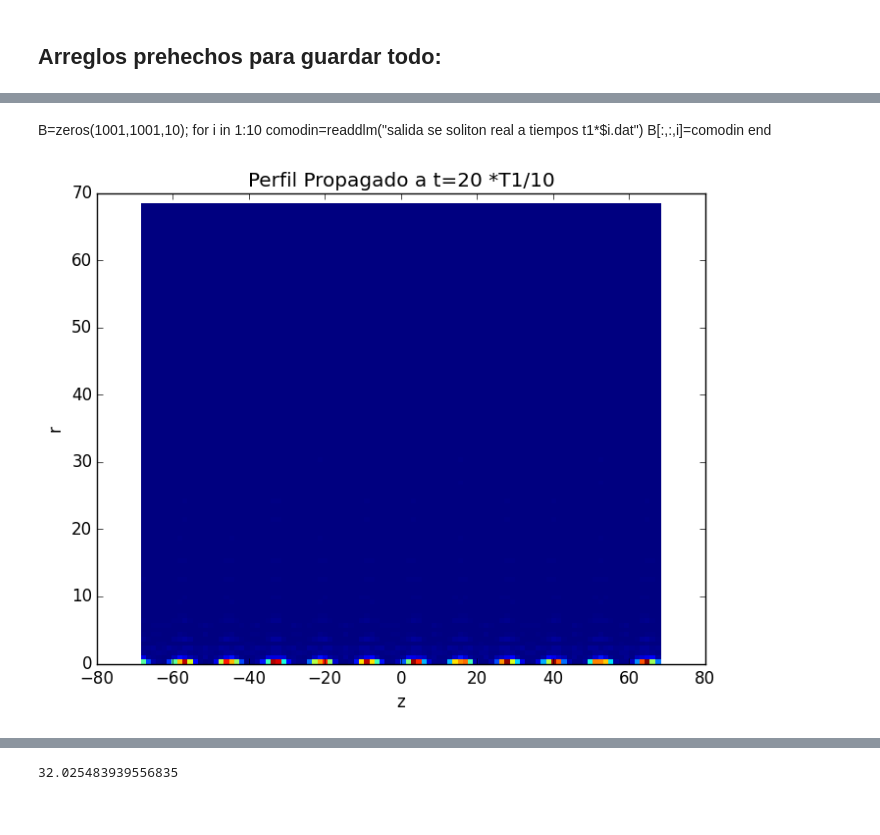
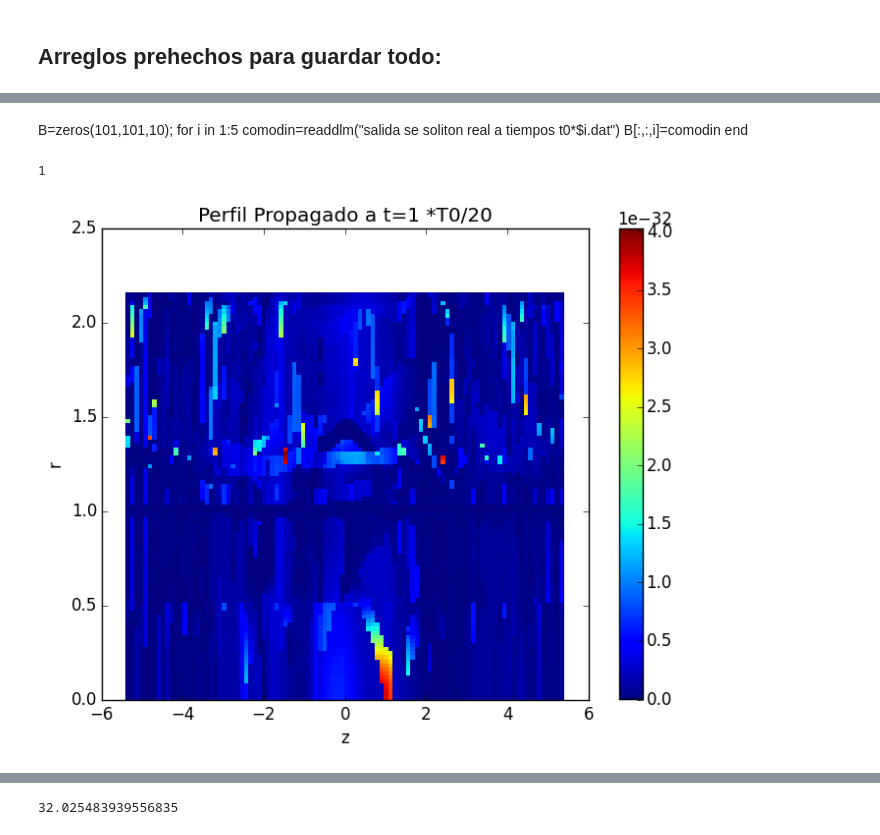
Before and after one commit to ealba/INTEGRALES, a Jupyter notebook: IntegralesBurdas6.ipynb, the cells around one changed output, grey strips where cells are left out. Saved outputs shown, nothing was run; the diff lists cells and outputs as text; code cells hidden in the pictures.

Commit message:
propagación efectiva a tiempos del orden de tOA

```diff
--- a/IntegralesBurdas6.ipynb
+++ b/IntegralesBurdas6.ipynb
@@ -237,18 +264,22 @@ ErrRe=zeros(iteracionesr+1,iteracionesz+1);
 for τ in 1:iteracionest
 
     t=τ*t0
+    zmax=zmaxintegrar(t)
+    rmax=rmaxintegrar(t)
 
+    println("rmax====================$(rmax/lOA)")
+    println("zmax====================$(zmax/lOA)")
 
     p=Progress(iteracionesr+1,1)
 
     for i in 1: iteracionesr+1
         #println("i====================$i")
-        r=(i-1)*Dr(t);
+        r=(i-1)*Dr;
        #println("r=============================================$r")
 
         for j in 1: iteracionesz+1
         #println("j===========$j")
-            z=-zmaxevaluar(t)+(j-1)*Dz(t);
+            z=-zmaxevaluar+(j-1)*Dz;
             #println("z======================$z")
 
 
@@ -301,20 +332,20 @@ for τ in 1:iteracionest
 
 
                             #Si QUIERES usar los programas anteriores debes quitar las integraciones en k y l y usar:
-                               f(v)=funcion_real_a_integrar(v,r,z,t);
-                               g(v)=funcion_imag_a_integrar(v,r,z,t);
+                               f(v)=R_funcion_a_integrar(v,r,z,t);
+                               g(v)=I_funcion_a_integrar(v,r,z,t);
 
 
-                                (val,err) = pcubature(f,[0.0,-zmaxintegrar(t)],[rmaxintegrar(t),zmaxintegrar(t)]; reltol=1e-30, abstol=1e-30, maxevals=1000000);
-                                (val2,err2) = pcubature(g,[0.0,-zmaxintegrar(t)],[rmaxintegrar(t),zmaxintegrar(t)]; reltol=1e-30, abstol=1e-30, maxevals=1000000);
 
 
-            #sacar los errores
+                                (val,err) = pcubature(f,[0.0,-zmax],[rmax,zmax]; reltol=1e-20, abstol=1e-20, maxevals=1000000000);
+                                (val2,err2) = pcubature(g,[0.0,-zmax],[rmax,zmax]; reltol=1e-20, abstol=1e-20, maxevals=1000000000);
+
 
                                 ReIntegralcubature[i,j,τ]=val
                                 ImIntegralcubature[i,j,τ]=val2
-                                ErrRe[i,j]=err;
-                                ErrIm[i,j]=err2;
+                                ErrRe[i,j,τ]=err;
+                                ErrIm[i,j,τ]=err2;
 
  #                       end
 
@@ -325,14 +356,13 @@ for τ in 1:iteracionest
         next!(p)
 
         end
-
     #Z[:,:,τ]=Ncuad(t)*(ReIntegral[:,:,τ].^2+ImIntegral[:,:,τ].^2);
-    #Zcubature[:,:,τ]=NOA(t)^2*(ReIntegralcubature[:,:,τ].^2+ImIntegralcubature[:,:,τ].^2);
+    Zcubature[:,:,τ]=N_est^2*(ReIntegralcubature[:,:,τ].^2+ImIntegralcubature[:,:,τ].^2);
 
 
-    #grafdensidad([zminevaluar/ksi,zmaxevaluar/ksi],[rminevaluar/ksi,rmaxevaluar/ksi],iteracionesr+1,Zcubature[:,:,τ],"Perfil Propagado a t=$τ *T0/$DT","z","r")
-    #savefig("fig$τ entre $DT con resol de $iteracionesz*$iteracionesr.png")
-    #savefig("fig$τ entre $DT con $drk0 de r y $dzl0 de z resol de $iteracionesz*$iteracionesr.png")
+    grafdensidad([-zmaxevaluar/lOA,zmaxevaluar/lOA],[0,rmaxevaluar/lOA],iteracionesr+1,Zcubature[:,:,τ],"Perfil Propagado a t=$τ *T0/$DT","z","r")
+    savefig("fig$τ entre $DT con $drk0 de r y $dzl0 de z resol de $iteracionesz*$iteracionesr.png")
+    writedlm("salida se soliton real a tiempos t0*$τ con DT=$DT.dat",Zcubature[:,:,τ])
 
     #next!(q)
 
@@ -368,3 +375,0 @@ ErrIm
-# %%
-τ=1;
-grafdensidad([zminevaluar/ksi,zmaxevaluar/ksi],[rminevaluar/ksi,rmaxevaluar/ksi],iteracionesr+1,Z1[:,:,τ],"Perfil Propagado a t=$τ *T0/$DT","z","r","color")
@@ -374,13 +376,19 @@ PyObject <matplotlib.colorbar.Colorbar instance at 0x...>
 # %% [markdown]
-B=zeros(1001,1001,10);
-for i in 1:10
-    comodin=readdlm("salida se soliton real a tiempos t1*$i.dat")
+B=zeros(101,101,10);
+for i in 1:5
+    comodin=readdlm("salida se soliton real a tiempos t0*$i.dat")
     B[:,:,i]=comodin
 end
+# %%
+DT
+# %% [output]
+1
 # %%
-for i in 1:iteracionest
-grafdensidad([zminevaluar/ksi,zmaxevaluar/ksi],[rminevaluar/ksi,rmaxevaluar/ksi],iteracionesr+1,Z1[:,:,i],"Perfil Propagado a t=$i *T1/$DT","z","r")
-savefig("fig$i *t1 entre $DT con resol de $iteracionesz*$iteracionesr.png")
+for τ in 1
+    t=τ*t0
+    grafdensidad([-zmaxevaluar/lOA,zmaxevaluar/lOA],[0,rmaxevaluar/lOA],iteracionesr+1,Zcubature[:,:,τ]/N_est^2,"Perfil Propagado a t=$τ *T0/$DT","z","r","color")
+    #savefig("fig$τ entre $DT con $drk0 de r y $dzl0 de z resol de $iteracionesz*$iteracionesr.png")
+    #writedlm("salida se soliton real a tiempos t0*$τ con DT=$DT.dat",Zcubature[:,:,τ])
 end
 # %% [output]
-[figure, old version]
+[figure, new version]
```
Also changed, not shown: parts of 39 cells of this notebook, 1 other file.
